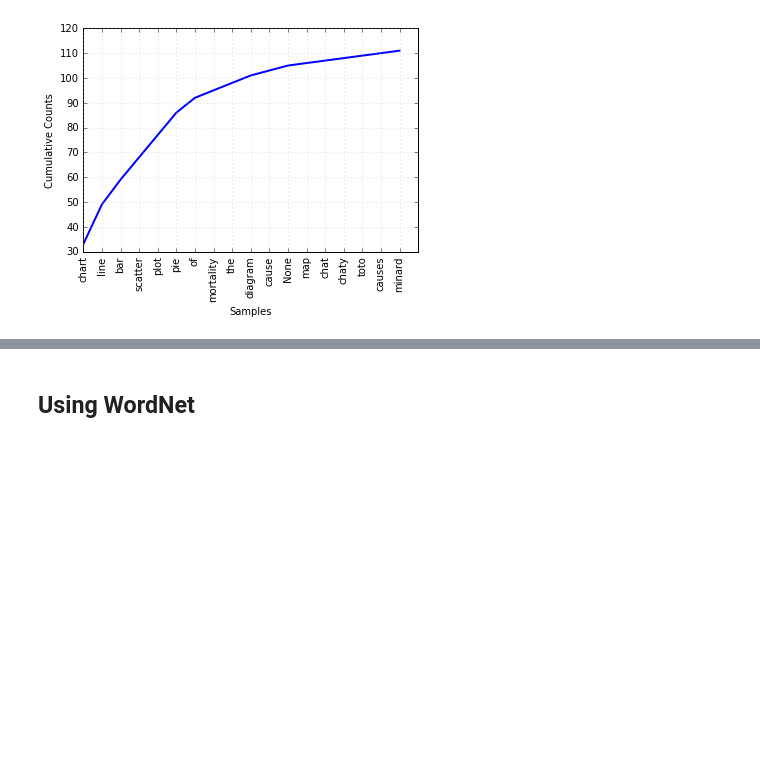
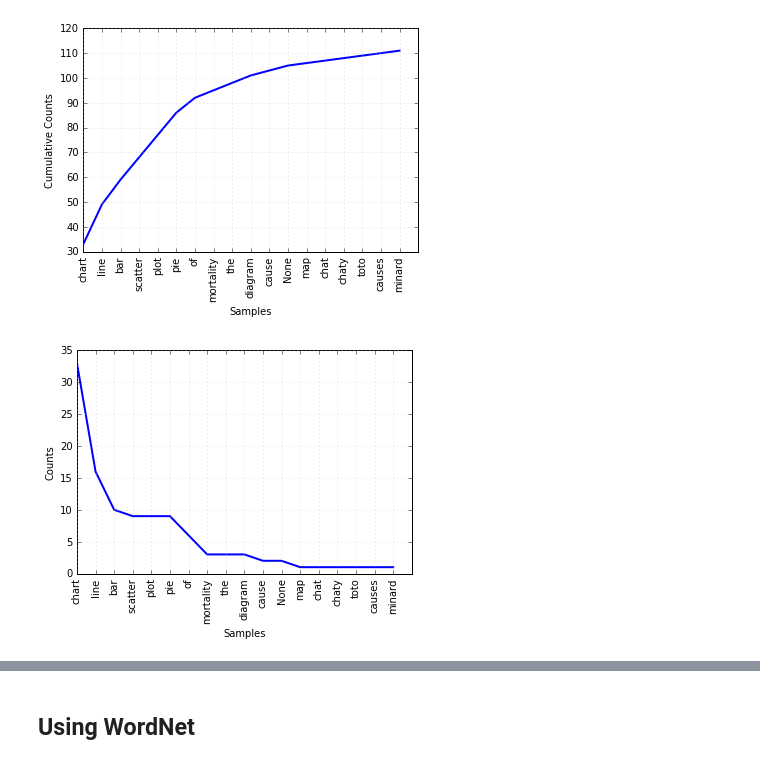
Before and after one commit to sical/NameThatChart, a Jupyter notebook: notebook/nlp-data-analysis.ipynb, the cells around one changed output, grey strips where cells are left out. Cells and saved outputs as stored; diff of their text form; code cells hidden in the pictures; blank space fills up the shorter version.

```diff
--- a/notebook/nlp-data-analysis.ipynb
+++ b/notebook/nlp-data-analysis.ipynb
@@ -110,3 +123,7 @@ FreqDist({'None': 2,
 fdist.plot(50, cumulative=True)
 # %% [output]
 [figure]
+# %%
+fdist.plot(50, cumulative=False)
+# %% [output]
+[figure, added]
```
Also changed, not shown: parts of 13 cells of this notebook.
